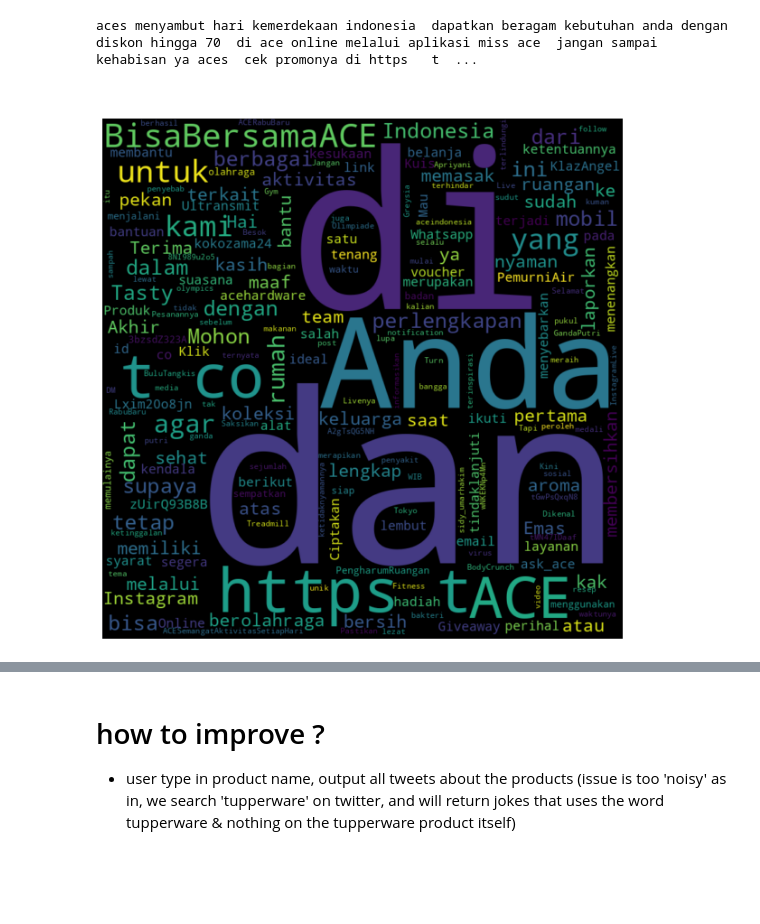
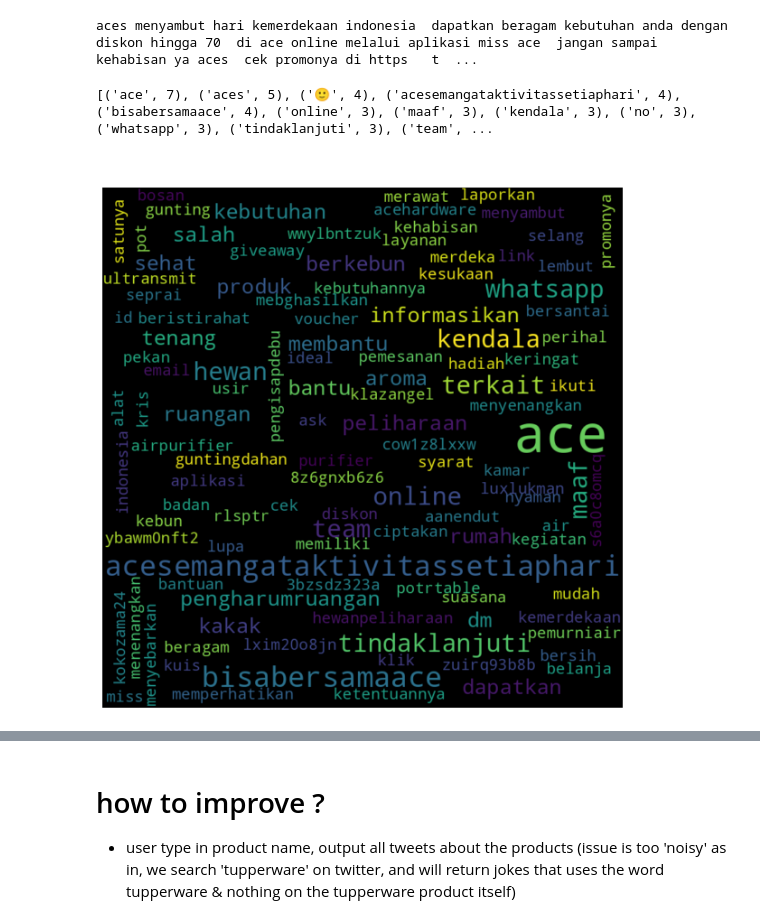
Before and after one commit to dwihdyn/ds-exploration, a Jupyter notebook: p3/d24a-twitter-api.ipynb, the cells around one changed output, grey strips where cells are left out. Drawn from its saved outputs; the diff is of its cells as text; code cells hidden in the pictures; blank space fills up the shorter version.

```diff
--- a/p3/d24a-twitter-api.ipynb
+++ b/p3/d24a-twitter-api.ipynb
@@ -61,7 +61,7 @@ def get_params():
     # in_reply_to_user_id, lang, non_public_metrics, organic_metrics,
     # possibly_sensitive, promoted_metrics, public_metrics, referenced_tweets,
     # source, text, and withheld
-    return {"tweet.fields": "created_at"}
+    return {"tweet.fields": "in_reply_to_user_id"}
 
 
 def bearer_oauth(r):
@@ -127,49 +149,58 @@ print(comb_tweets)
 aces menyambut hari kemerdekaan indonesia  dapatkan beragam kebutuhan anda dengan diskon hingga 70  di ace online melalui aplikasi miss ace  jangan sampai kehabisan ya aces  cek promonya di https   t  ...
 # %%
 # tokenize word (split whole sentence to each letter) by space ' '
-tokens = lowertext_tw.split(' ')
+tokens = comb_tweets.split(' ')
 
 # bring in pre-made list of stopwords
-sw_url = 'https://raw.githubusercontent.com/dwihdyn/ds-exploration/main/p3/stopwords-nlp.txt'
+sw_url = 'https://raw.githubusercontent.com/dwihdyn/ds-exploration/main/p3/data/stopwords-indo.txt'
 response = requests.get(sw_url)
 stopwords = response.text.splitlines()
 
 # remove stopwords using loop
 tokens = [t for t in tokens if t not in stopwords and len(t) > 0]
+# %%
+# additional stopword for ace
+ace_stopwords = ['mohon', 'hai', 'kak', 'ya', 'terima', 'kasih']
+tokens = [t for t in tokens if t not in ace_stopwords and len(t) > 0]
+# %%
+from collections import Counter
+print(Counter(tokens).most_common(50))
+# %% [output]
+[('ace', 7), ('aces', 5), ('🙂', 4), ('acesemangataktivitassetiaphari', 4), ('bisabersamaace', 4), ('online', 3), ('maaf', 3), ('kendala', 3), ('no', 3), ('whatsapp', 3), ('tindaklanjuti', 3), ('team', ...
 # %%
 df = pd.DataFrame()
 
 # append list to dataframe
-df['ace tweets'] = tw_text
+df['ace tweets'] = tokens
 
 # wordcloud function
 
 from wordcloud import WordCloud
 
 # function to create wordcloud
 def wordcloud_generator(data, title=None):
     ''' Input review/description/long text column from dataset, Output wordcloud '''
 
     # enter data into wordcloud & pre-set the size of plot
     wordcloud = WordCloud(
             width=800,
             height=800,
             background_color='black',
             min_font_size=10
         ).generate(" ".join(data.values))
 
     # set the plt 'canvas' and plot wordcloud on it
     plt.figure(figsize=(8,8), facecolor=None)
     plt.imshow(wordcloud, interpolation='bilinear')
     plt.axis("off")
     plt.tight_layout(pad = 0)
     plt.title(title, fontsize=30)
     plt.show()
 
 
 wordcloud_generator(df['ace tweets'], title="Most used word in ace")
 # %% [output]
-[figure, old version]
+[figure, new version]
 # %%
 #search term
 query = "skateboarding dog"
```
Also changed, not shown: parts of 2 cells of this notebook.
